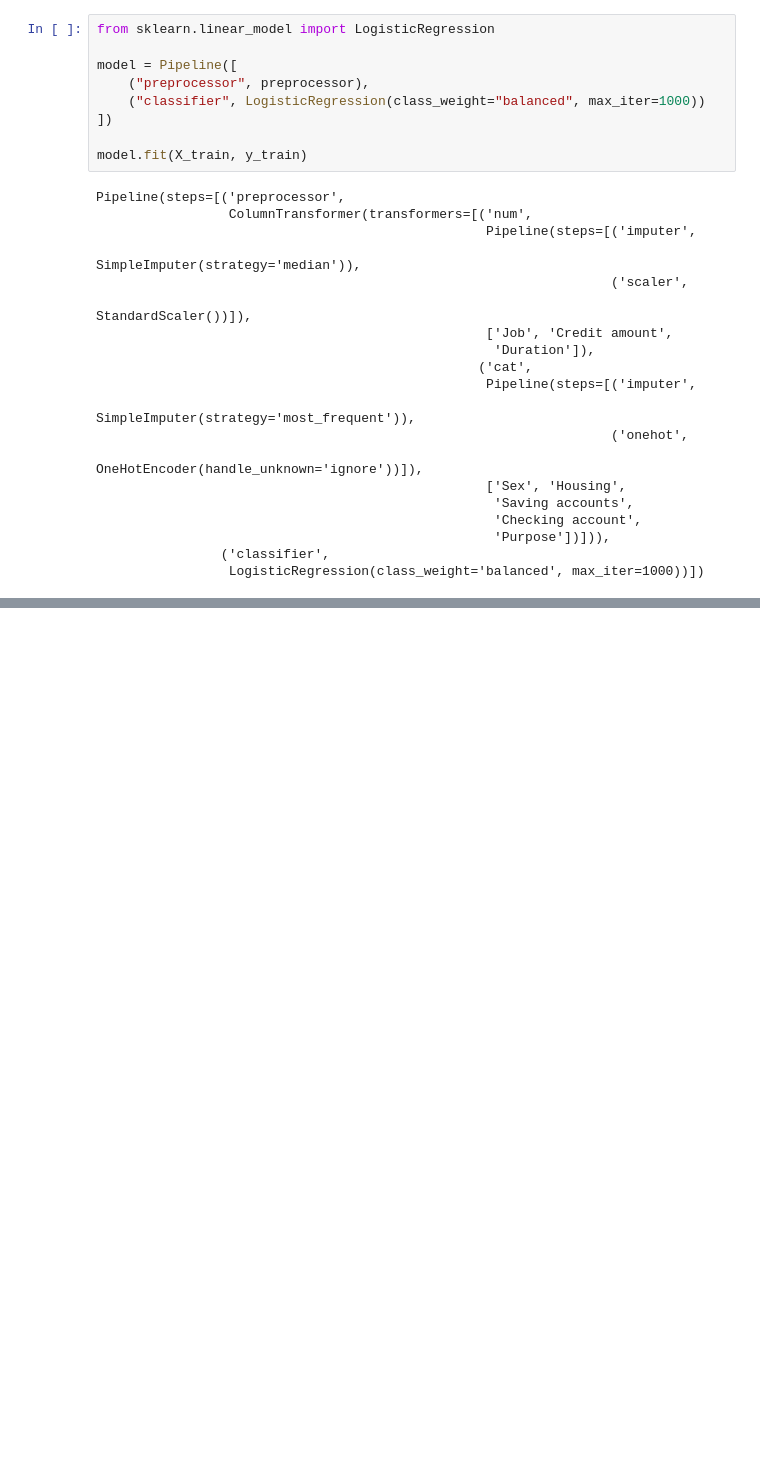
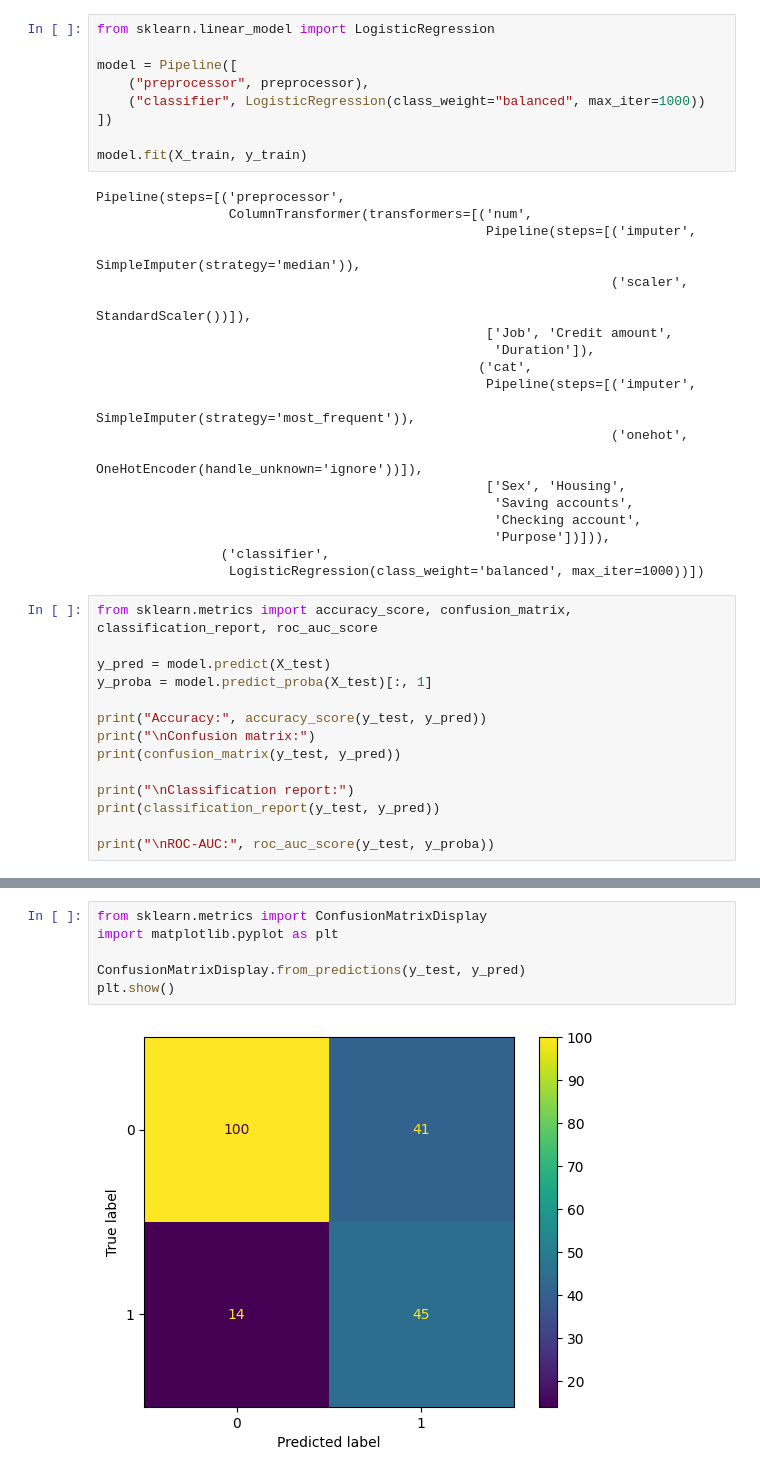
Before and after one commit to Sidbewendin/credit-risk-scoring, a Jupyter notebook: credit_risk_scoring.ipynb, the cells around one changed output, grey strips where cells are left out. Saved outputs shown, nothing was run; the diff lists cells and outputs as text; blank space fills up the shorter version.

```diff
--- a/credit_risk_scoring.ipynb
+++ b/credit_risk_scoring.ipynb
@@ -352,3 +350,17 @@ Pipeline(steps=[('preprocessor',
                                                    'Purpose'])])),
                 ('classifier',
                  LogisticRegression(class_weight='balanced', max_iter=1000))])
+# %%
+from sklearn.metrics import accuracy_score, confusion_matrix, classification_report, roc_auc_score
+
+y_pred = model.predict(X_test)
+y_proba = model.predict_proba(X_test)[:, 1]
+
+print("Accuracy:", accuracy_score(y_test, y_pred))
+print("\nConfusion matrix:")
+print(confusion_matrix(y_test, y_pred))
+
+print("\nClassification report:")
+print(classification_report(y_test, y_pred))
+
+print("\nROC-AUC:", roc_auc_score(y_test, y_proba))
@@ -354,0 +386,8 @@ Pipeline(steps=[('preprocessor',
+# %%
+from sklearn.metrics import ConfusionMatrixDisplay
+import matplotlib.pyplot as plt
+
+ConfusionMatrixDisplay.from_predictions(y_test, y_pred)
+plt.show()
+# %% [output]
+[figure, added]
```
Also changed, not shown: parts of 25 cells of this notebook.
